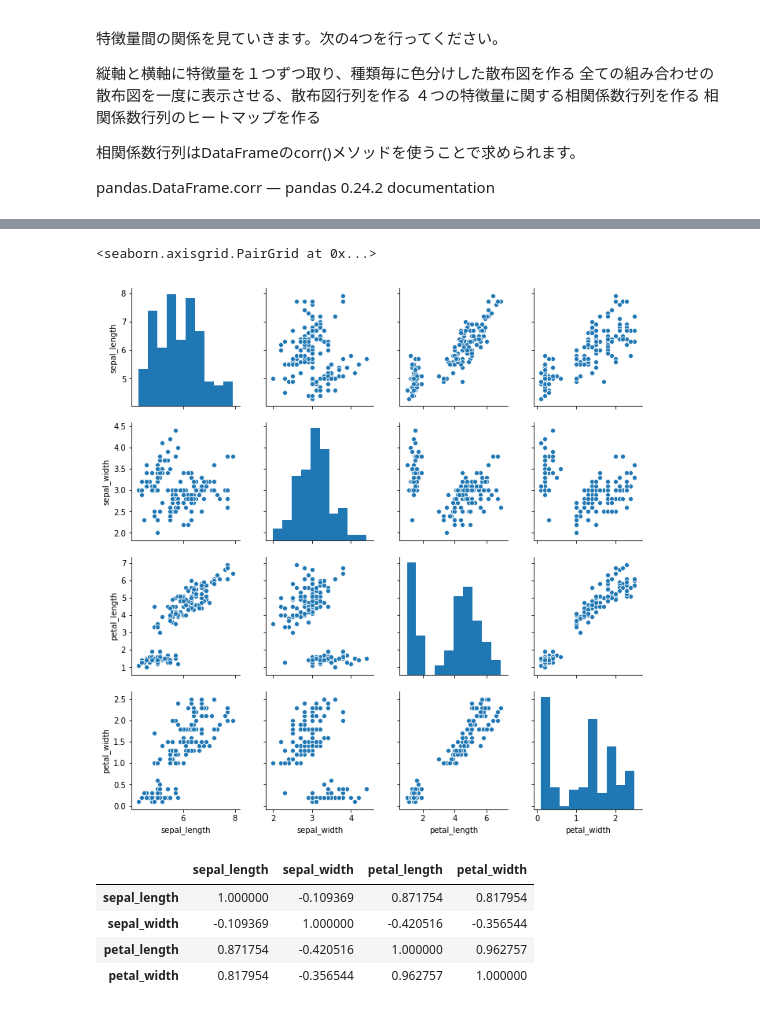
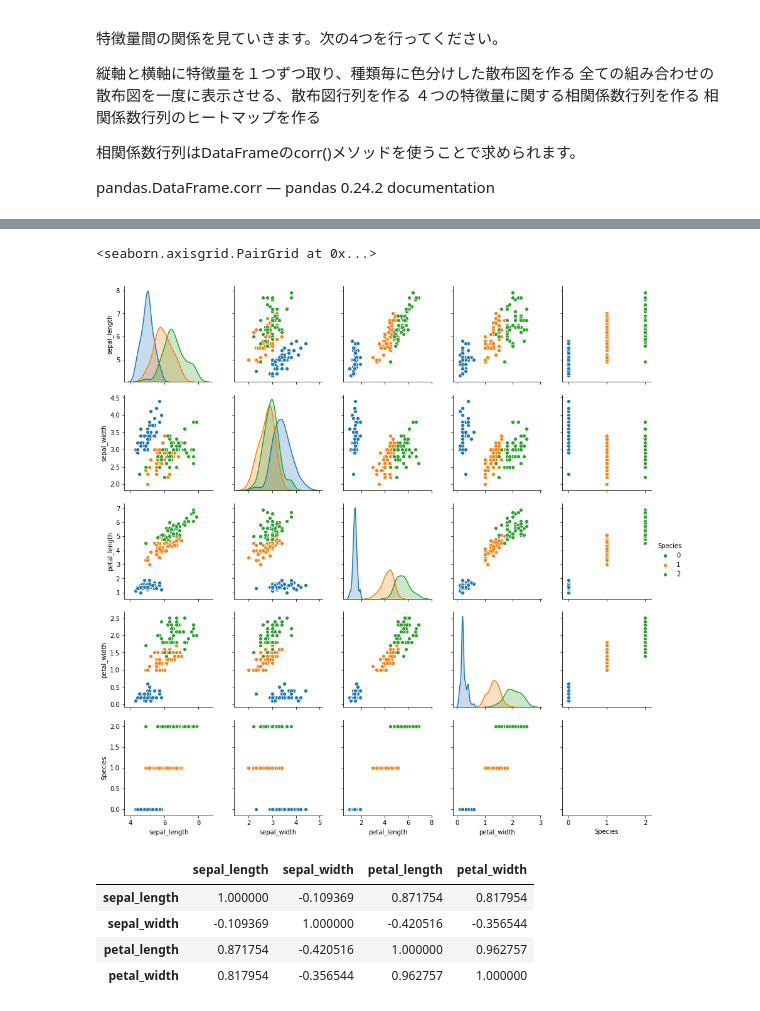
Before and after one commit to adachione/diveintocode-ml, a Jupyter notebook: Week3/DIC_Week3_授業前課題1_アヤメの分析.ipynb, the cells around one changed output, grey strips where cells are left out. Cells and saved outputs as stored; diff of their text form; code cells hidden in the pictures.

```diff
--- a/Week3/DIC_Week3_授業前課題1_アヤメの分析.ipynb
+++ b/Week3/DIC_Week3_授業前課題1_アヤメの分析.ipynb
@@ -421,11 +392,13 @@ plt.show()
 # %%
 # 全ての組み合わせの散布図を一度に表示させる、散布図行列を作る
 import seaborn as sns
 
-sns.pairplot(df_X)
+sns.pairplot(df, hue="Species")
+
+# ラベルごとに色分け
 # %% [output]
 <seaborn.axisgrid.PairGrid at 0x...>
-[figure, old version]
+[figure, new version]
 # %%
 # ４つの特徴量に関する相関係数行列を作る
 df_X.corr()
```
Also changed, not shown: parts of 11 cells of this notebook.
